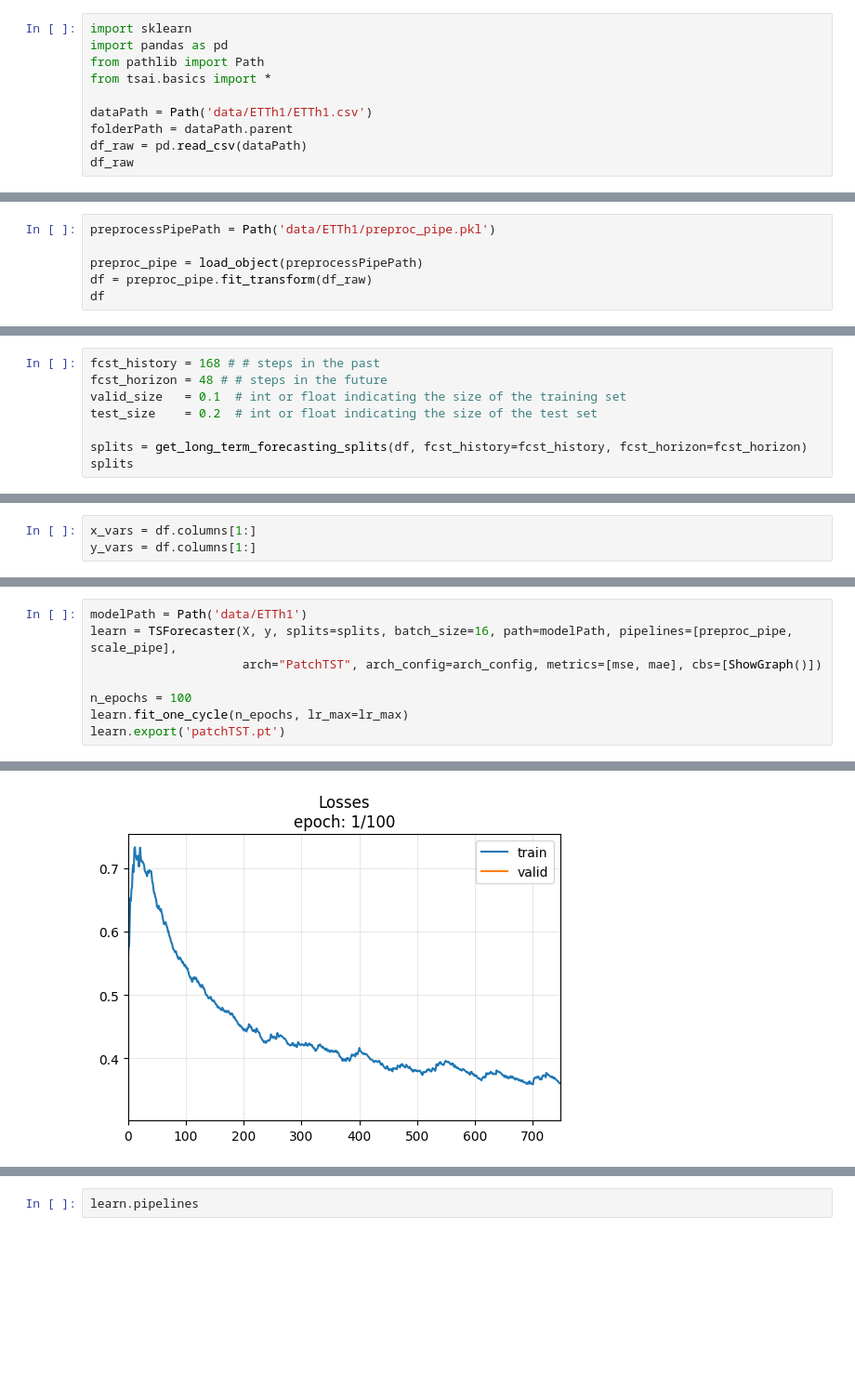
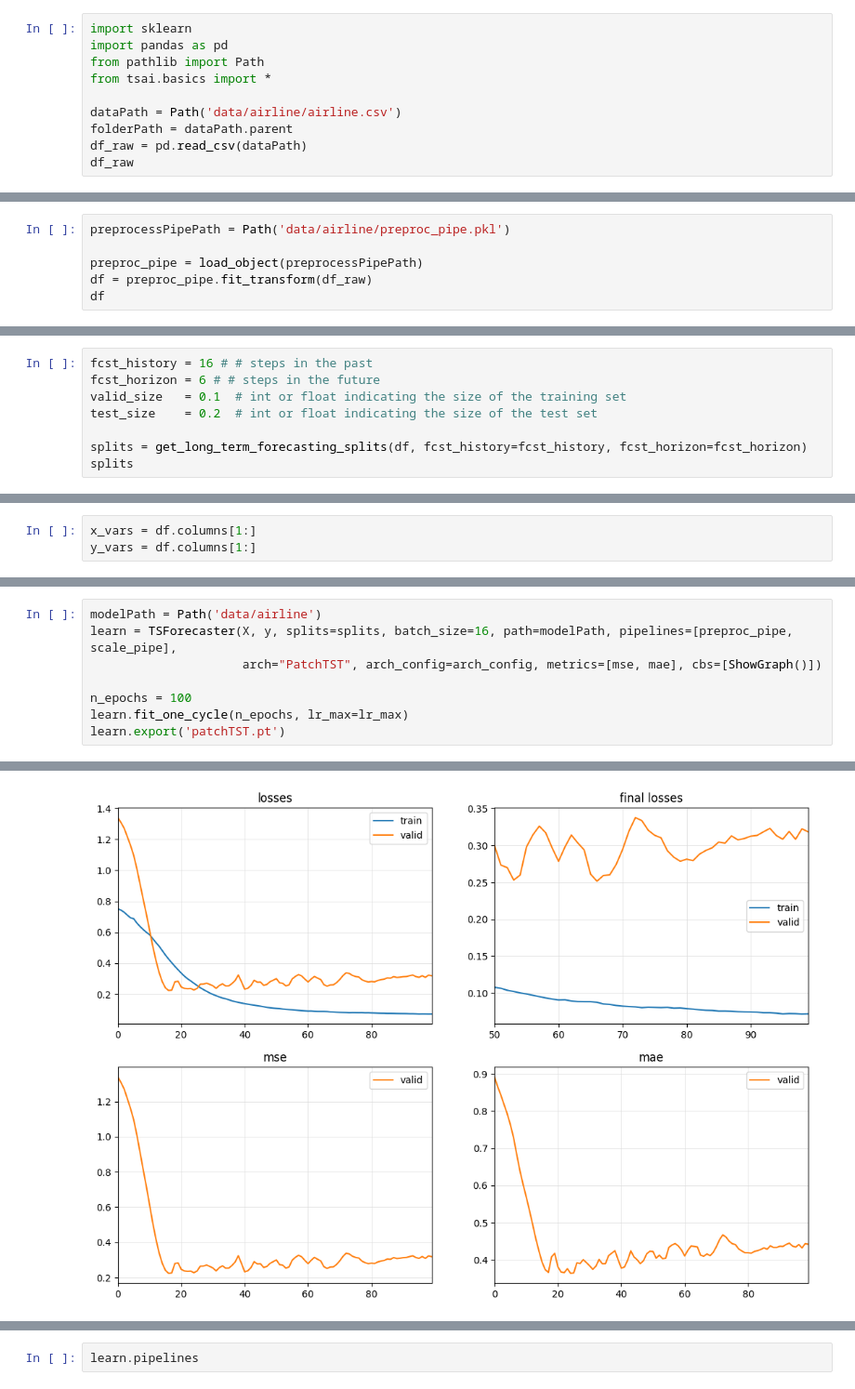
Before and after one commit to ginofft/TimeSeriesAnalysis, a Jupyter notebook: playground.ipynb, the cells around one changed output, grey strips where cells are left out. Shown at 93% size. Cells and saved outputs as stored; diff of their text form; blank space fills up the shorter version.

```diff
--- a/playground.ipynb
+++ b/playground.ipynb
@@ -203,7 +203,7 @@ import pandas as pd
 from pathlib import Path
 from tsai.basics import *
 
-dataPath = Path('data/ETTh1/ETTh1.csv')
+dataPath = Path('data/airline/airline.csv')
 folderPath = dataPath.parent
 df_raw = pd.read_csv(dataPath)
 df_raw
@@ -245,5 +245,5 @@ Pipeline saved as data\ETTh1\preproc_pipe.pkl
 # %%
-preprocessPipePath = Path('data/ETTh1/preproc_pipe.pkl')
+preprocessPipePath = Path('data/airline/preproc_pipe.pkl')
 
 preproc_pipe = load_object(preprocessPipePath)
 df = preproc_pipe.fit_transform(df_raw)
@@ -272,6 +272,6 @@ Final memory usage  : 612.55 KB  (-43.7%)
 # %%
-fcst_history = 168 # # steps in the past
-fcst_horizon = 48 # # steps in the future
+fcst_history = 16 # # steps in the past
+fcst_horizon = 6 # # steps in the future
 valid_size   = 0.1  # int or float indicating the size of the training set
 test_size    = 0.2  # int or float indicating the size of the test set
 
@@ -369,5 +369,5 @@ lr_max = learn.lr_find().valley
 # %%
-modelPath = Path('data/ETTh1')
+modelPath = Path('data/airline')
 learn = TSForecaster(X, y, splits=splits, batch_size=16, path=modelPath, pipelines=[preproc_pipe, scale_pipe],
                      arch="PatchTST", arch_config=arch_config, metrics=[mse, mae], cbs=[ShowGraph()])
 
@@ -380,4 +379,4 @@ KeyboardInterrupt:
-[figure, old version]
+[figure, new version]
 # %%
 from tsai.inference import load_learner
 from sklearn.metrics import mean_squared_error, mean_absolute_error
```
Also changed, not shown: parts of 11 cells of this notebook, 2 other files.
